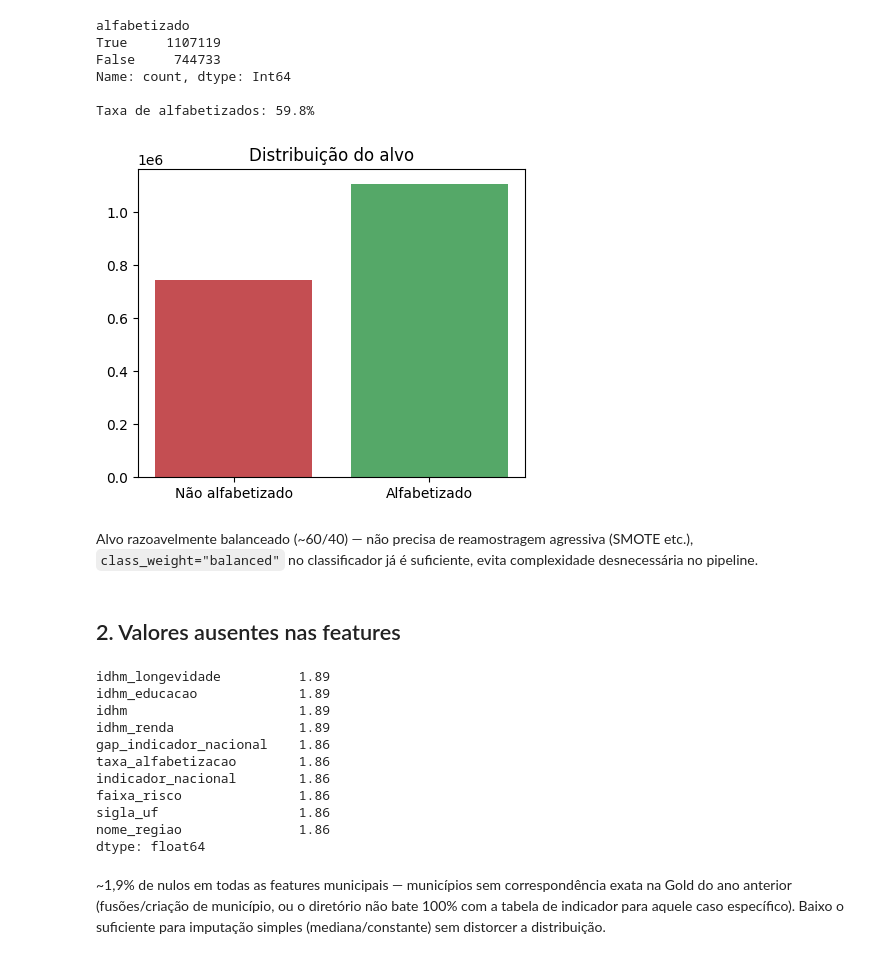
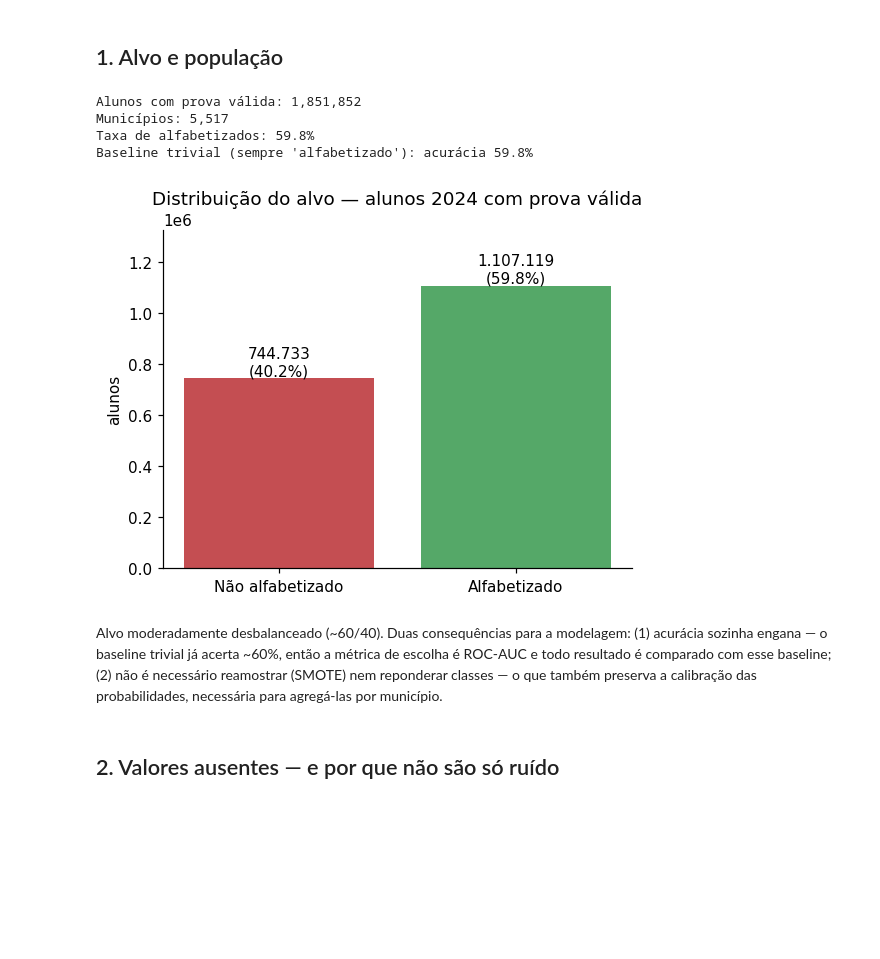
Before and after one commit to Fe-Biaggio/TechChallenge_3, a Jupyter notebook: notebooks/04_eda_modelagem.ipynb, the cells around one changed output. Saved outputs shown, nothing was run; the diff lists cells and outputs as text; code cells hidden in the pictures; blank space fills up the shorter version.

```diff
--- a/notebooks/04_eda_modelagem.ipynb
+++ b/notebooks/04_eda_modelagem.ipynb
@@ -43,44 +43,23 @@ df.head()
-# %%
-contagem = df["alfabetizado"].value_counts()
-print(contagem)
-print(f"\nTaxa de alfabetizados: {df['alfabetizado'].mean()*100:.1f}%")
-
-fig, ax = plt.subplots(figsize=(5,4))
-ax.bar(["Não alfabetizado", "Alfabetizado"], [contagem[False], contagem[True]], color=["#C44E52","#55A868"])
-ax.set_title("Distribuição do alvo")
-plt.show()
-# %% [output]
-alfabetizado
-True     1107119
-False     744733
-Name: count, dtype: Int64
-
-Taxa de alfabetizados: 59.8%
-[figure, removed]
-# %% [markdown]
-Alvo razoavelmente balanceado (~60/40) — não precisa de reamostragem
-agressiva (SMOTE etc.), `class_weight="balanced"` no classificador já é
-suficiente, evita complexidade desnecessária no pipeline.
+# %% [markdown]
+## 1. Alvo e população
+# %%
+print(f"Alunos com prova válida: {len(df):,}")
+print(f"Municípios: {df['id_municipio'].nunique():,}")
+print(f"Taxa de alfabetizados: {df['alfabetizado'].mean():.1%}")
+print(f"Baseline trivial (sempre 'alfabetizado'): acurácia {df['alfabetizado'].mean():.1%}")
+display(Image(filename=str(ROOT / "images" / "01_distribuicao_alvo.png")))
+# %% [output]
+Alunos com prova válida: 1,851,852
+Municípios: 5,517
+Taxa de alfabetizados: 59.8%
+Baseline trivial (sempre 'alfabetizado'): acurácia 59.8%
+[figure, added]
+# %% [markdown]
+Alvo moderadamente desbalanceado (~60/40). Duas consequências para a
+modelagem: (1) acurácia sozinha engana — o baseline trivial já acerta ~60%,
+então a métrica de escolha é ROC-AUC e todo resultado é comparado com esse
+baseline; (2) não é necessário reamostrar (SMOTE) nem reponderar classes —
+o que também preserva a calibração das probabilidades, necessária para
+agregá-las por município.
 # %% [markdown]
-## 2. Valores ausentes nas features
+## 2. Valores ausentes — e por que não são só ruído
-# %%
-nulos = (df[TODAS_NUMERICAS + TODAS_CATEGORICAS].isna().mean() * 100).round(2).sort_values(ascending=False)
-nulos[nulos > 0]
-# %% [output]
-idhm_longevidade          1.89
-idhm_educacao             1.89
-idhm                      1.89
-idhm_renda                1.89
-gap_indicador_nacional    1.86
-taxa_alfabetizacao        1.86
-indicador_nacional        1.86
-faixa_risco               1.86
-sigla_uf                  1.86
-nome_regiao               1.86
-dtype: float64
-# %% [markdown]
-~1,9% de nulos em todas as features municipais — municípios sem
-correspondência exata na Gold do ano anterior (fusões/criação de
-município, ou o diretório não bate 100% com a tabela de indicador para
-aquele caso específico). Baixo o suficiente para imputação simples
-(mediana/constante) sem distorcer a distribuição.
```
Also changed, not shown: parts of 21 cells of this notebook, 3 other files.
